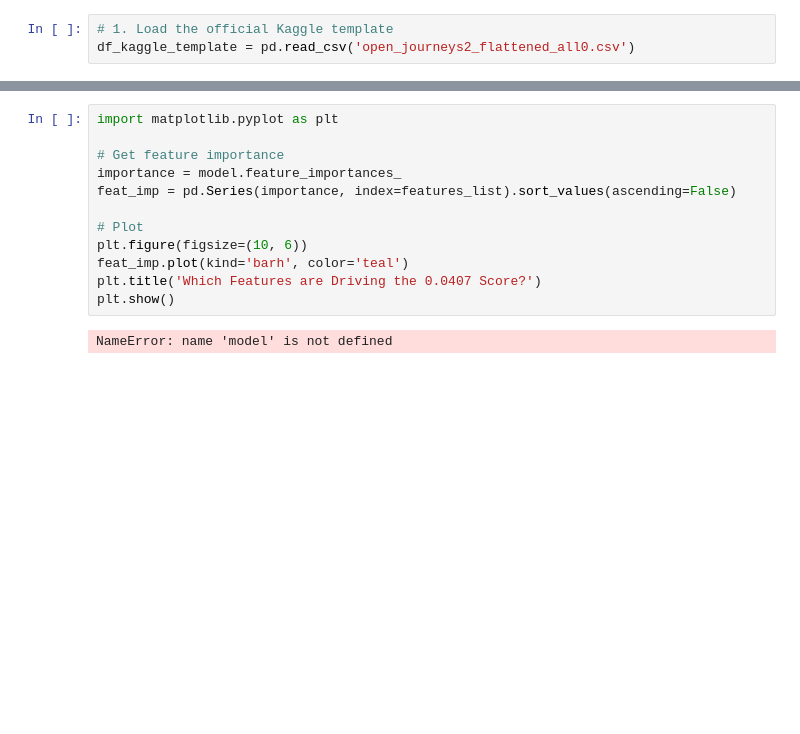
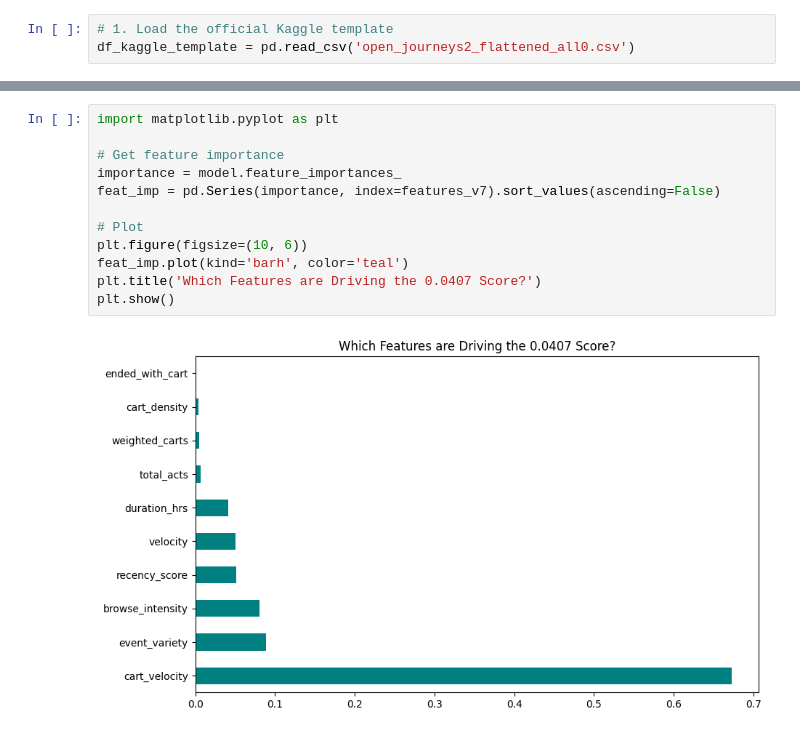
Before and after one commit to anthnoyc/stats_m148, a Jupyter notebook: kagglecomp2.ipynb, the cells around one changed output, grey strips where cells are left out. Saved outputs shown, nothing was run; the diff lists cells and outputs as text; blank space fills up the shorter version.

```diff
--- a/kagglecomp2.ipynb
+++ b/kagglecomp2.ipynb
@@ -245,14 +496,14 @@ Successfully saved to xgboost_comp2_v1.csv
 # %%
 import matplotlib.pyplot as plt
 
 # Get feature importance
 importance = model.feature_importances_
-feat_imp = pd.Series(importance, index=features_list).sort_values(ascending=False)
+feat_imp = pd.Series(importance, index=features_v7).sort_values(ascending=False)
 
 # Plot
 plt.figure(figsize=(10, 6))
 feat_imp.plot(kind='barh', color='teal')
 plt.title('Which Features are Driving the 0.0407 Score?')
 plt.show()
 # %% [output]
-NameError: name 'model' is not defined
+[figure, added]
```
Also changed, not shown: parts of 6 cells of this notebook.
